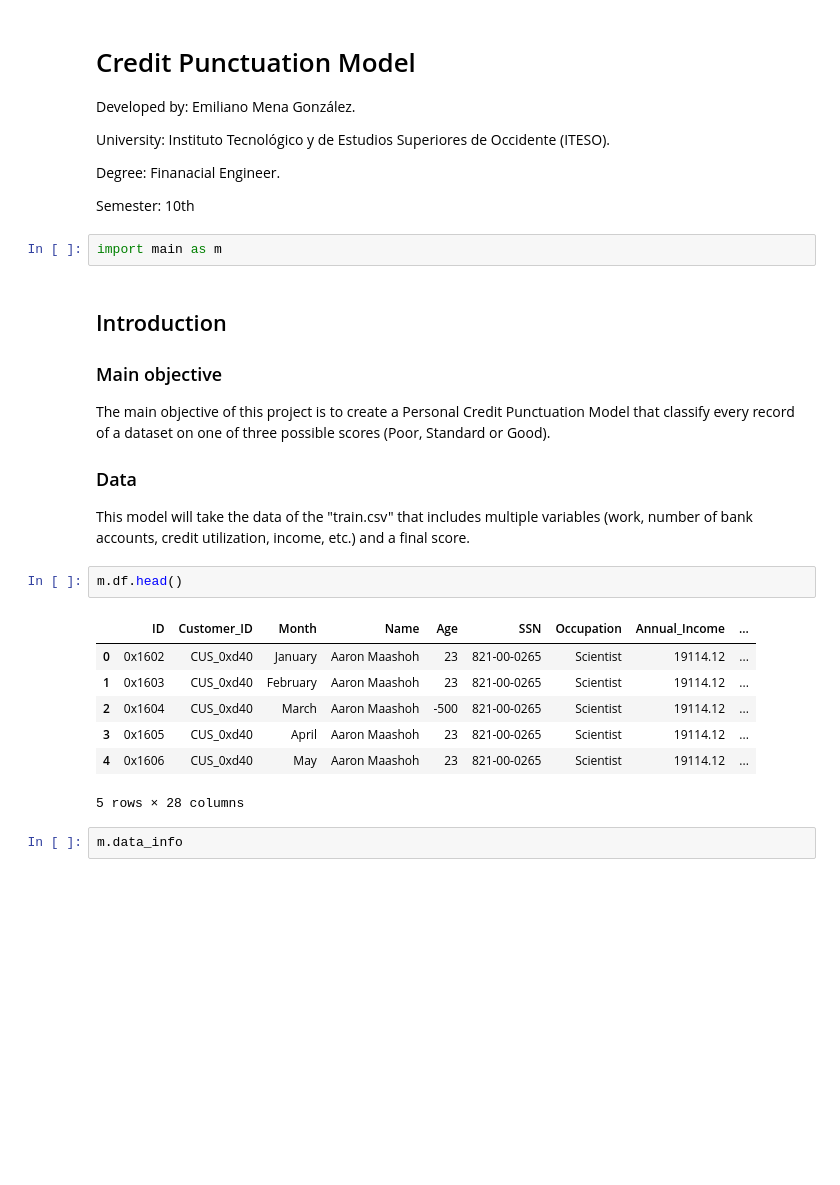
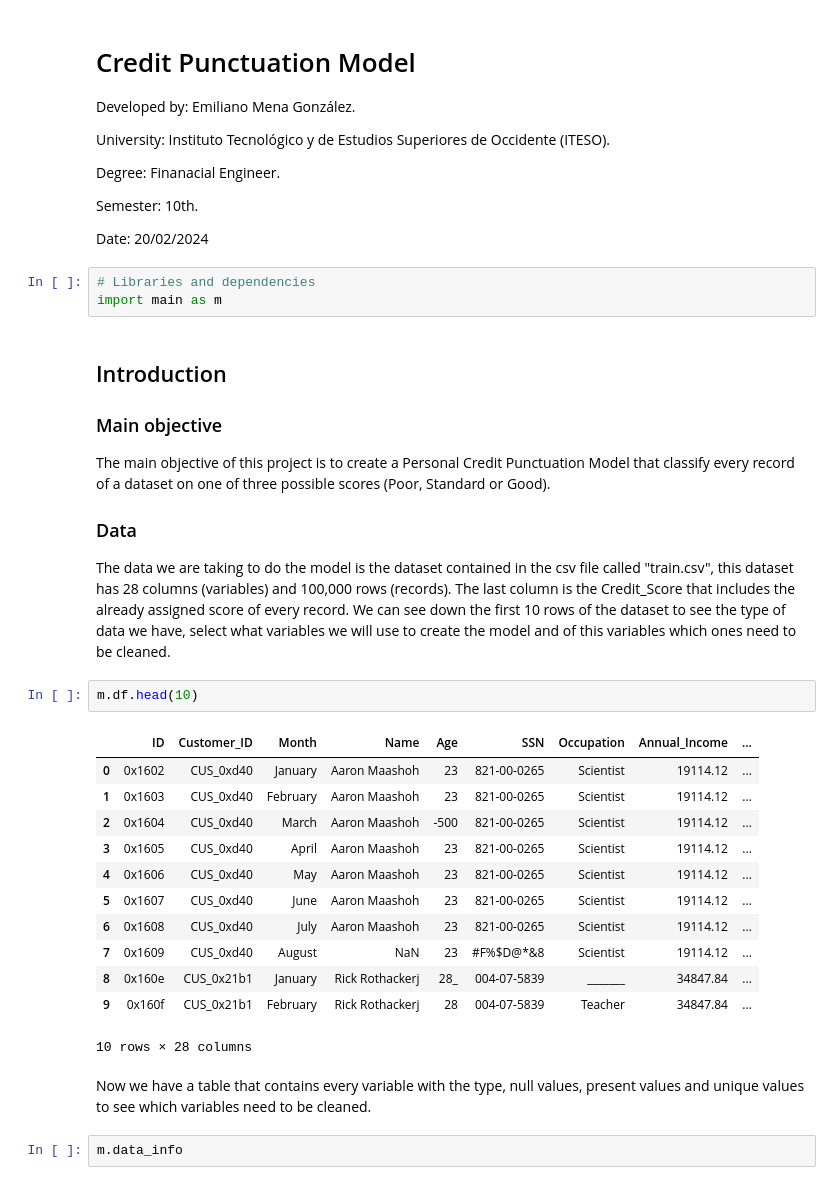
Before and after one commit to EmilianoMena/Credit_Punctuation_Model, a Jupyter notebook: notebook.ipynb, the cells around one changed output. Saved outputs shown, nothing was run; the diff lists cells and outputs as text; blank space fills up the shorter version.

```diff
--- a/notebook.ipynb
+++ b/notebook.ipynb
@@ -7,25 +7,35 @@ University: Instituto Tecnológico y de Estudios Superiores de Occidente (ITESO)
 
 Degree: Finanacial Engineer.
 
-Semester: 10th
+Semester: 10th.
+
+Date: 20/02/2024
 # %%
+# Libraries and dependencies
 import main as m
 # %% [markdown]
 ## Introduction
 ### Main objective
 The main objective of this project is to create a Personal Credit Punctuation Model that classify every record of a dataset on one of three possible scores (Poor, Standard or Good).
 ### Data
-This model will take the data of the "train.csv" that includes multiple variables (work, number of bank accounts, credit utilization, income, etc.) and a final score.
+The data we are taking to do the model is the dataset contained in the csv file called "train.csv", this dataset has 28 columns (variables) and 100,000 rows (records). The last column is the Credit_Score that includes the already assigned score of every record. We can see down the first 10 rows of the dataset to see the type of data we have, select what variables we will use to create the model and of this variables which ones need to be cleaned.
 # %%
-m.df.head()
+m.df.head(10)
 # %% [output]
 |  | ID | Customer_ID | Month | Name | Age | SSN | Occupation | Annual_Income | ... |
 | 0 | 0x1602 | CUS_0xd40 | January | Aaron Maashoh | 23 | 821-00-0265 | Scientist | 19114.12 | ... |
 | 1 | 0x1603 | CUS_0xd40 | February | Aaron Maashoh | 23 | 821-00-0265 | Scientist | 19114.12 | ... |
 | 2 | 0x1604 | CUS_0xd40 | March | Aaron Maashoh | -500 | 821-00-0265 | Scientist | 19114.12 | ... |
 | 3 | 0x1605 | CUS_0xd40 | April | Aaron Maashoh | 23 | 821-00-0265 | Scientist | 19114.12 | ... |
 | 4 | 0x1606 | CUS_0xd40 | May | Aaron Maashoh | 23 | 821-00-0265 | Scientist | 19114.12 | ... |
+| 5 | 0x1607 | CUS_0xd40 | June | Aaron Maashoh | 23 | 821-00-0265 | Scientist | 19114.12 | ... |
+| 6 | 0x1608 | CUS_0xd40 | July | Aaron Maashoh | 23 | 821-00-0265 | Scientist | 19114.12 | ... |
+| 7 | 0x1609 | CUS_0xd40 | August | NaN | 23 | #F%$D@*&8 | Scientist | 19114.12 | ... |
+| 8 | 0x160e | CUS_0x21b1 | January | Rick Rothackerj | 28_ | 004-07-5839 | _______ | 34847.84 | ... |
+| 9 | 0x160f | CUS_0x21b1 | February | Rick Rothackerj | 28 | 004-07-5839 | Teacher | 34847.84 | ... |
-5 rows × 28 columns
+10 rows × 28 columns
+# %% [markdown]
+Now we have a table that contains every variable with the type, null values, present values and unique values to see which variables need to be cleaned.
 # %%
 m.data_info
 # %% [output]
```
Also changed, not shown: parts of 9 cells of this notebook, 5 other files.
